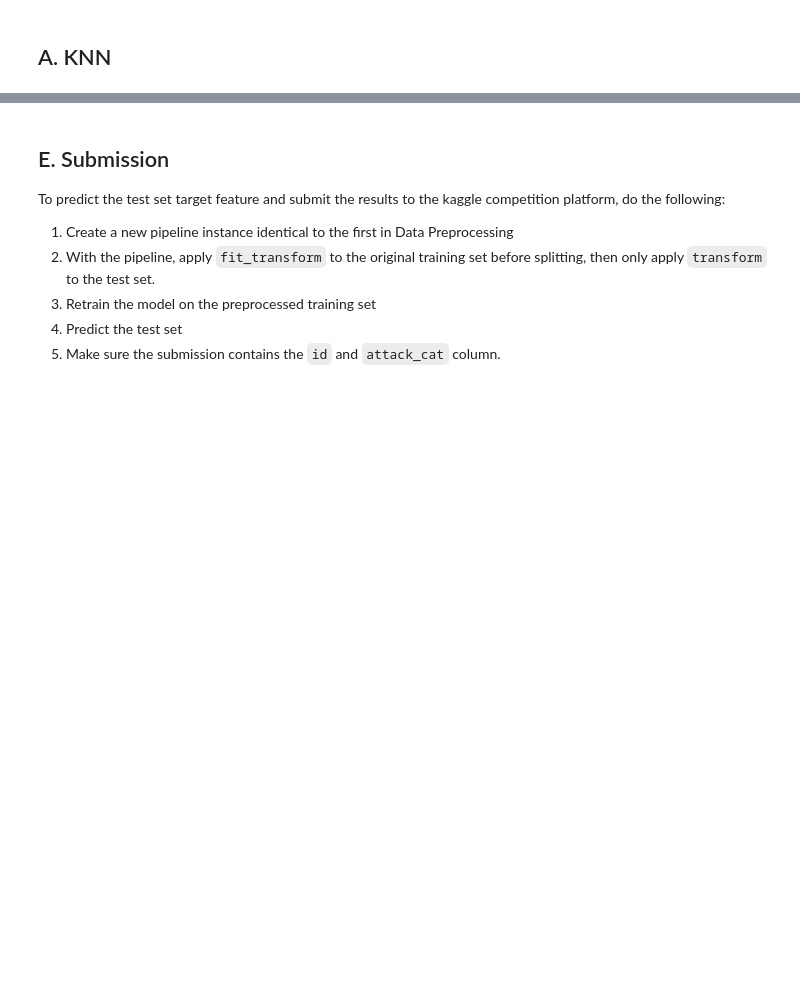
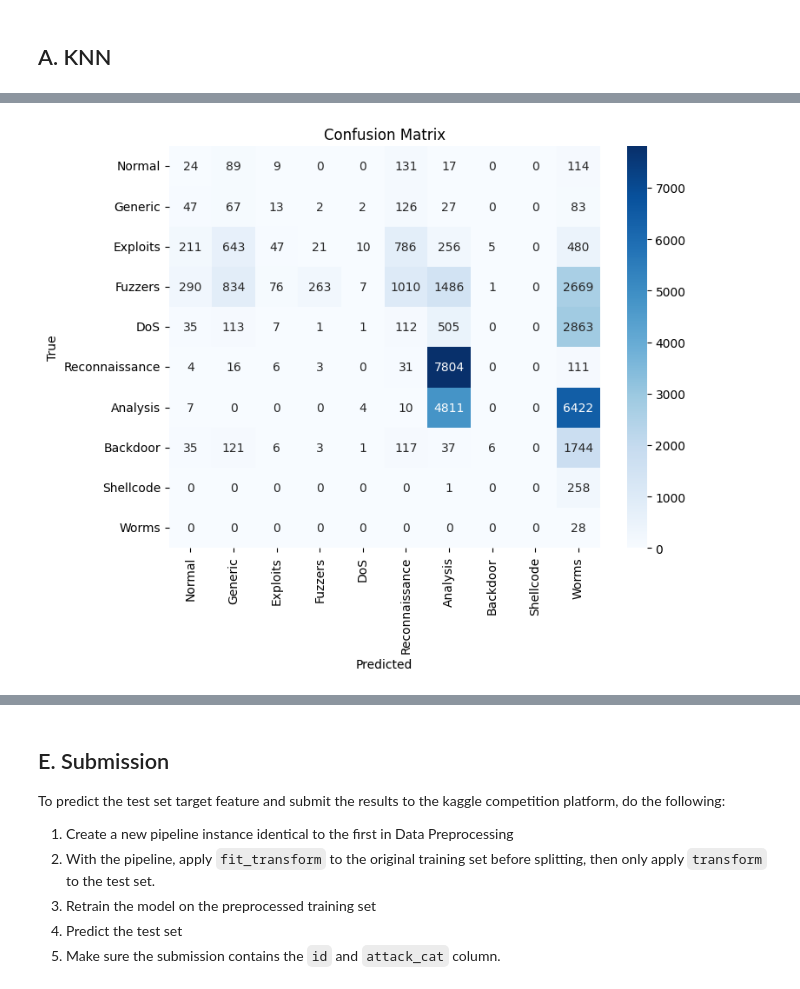
Before and after one commit to evelynnn04/Tubes2_AI, a Jupyter notebook: Copy_of_IF3170_Artificial_Intelligence___Tugas_Besar_2_Notebook_Template.ipynb, the cells around one changed output, grey strips where cells are left out. Cells and saved outputs as stored; diff of their text form; code cells hidden in the pictures; blank space fills up the shorter version.

```diff
--- a/Copy_of_IF3170_Artificial_Intelligence___Tugas_Besar_2_Notebook_Template.ipynb
+++ b/Copy_of_IF3170_Artificial_Intelligence___Tugas_Besar_2_Notebook_Template.ipynb
@@ -806,6 +936,8 @@ def pipeline(df, fit=False):
         df = dataframe to be pipelined
         fit = whether to perform fit or transform on df
     '''
+
+    df.replace([np.inf, -np.inf], np.nan, inplace=True)
 
     for index, row in df.iterrows():
         if pd.isnull(row['sload']) and not pd.isnull(row['sbytes']) and not pd.isnull(row['dur']) and row['dur'] != 0:
@@ -820,14 +952,15 @@ def pipeline(df, fit=False):
     label_encode_column = ["is_sm_ips_ports", "is_ftp_login"]
     target_encode_column = []
 
-    min_max_scale_column = [
+    min_max_scale_column = []
+    standardize_column = [
         "dur", "sbytes", "dbytes", "sttl", "dttl", "sloss", "dloss", "sload", "dload", "spkts", "dpkts", "swin", "dwin",
         "stcpb", "dtcpb", "smean", "dmean", "trans_depth", "response_body_len", "sjit", "djit", "sinpkt", "dinpkt",
         "tcprtt", "synack", "ackdat", "ct_state_ttl", "ct_flw_http_mthd", "ct_ftp_cmd", "ct_srv_src", "ct_srv_dst",
         "ct_dst_ltm", "ct_src_ltm", "ct_src_dport_ltm", "ct_dst_sport_ltm", "ct_dst_src_ltm"
     ]
-    standardize_column = []
     robust_scale_column = []
+    # log_transform_column = []
     log_transform_column = ["sload", "dload", "response_body_len", "sloss", "dloss"]
 
     # Impute Missing Values
@@ -874,5 +1012,5 @@ Modelling is the process of building your own machine learning models to solve s
 # %%
 X_val = val_set.drop(columns='attack_cat')
 y_val = val_set['attack_cat']
-X_train = train_set.drop(columns='attack_cat')
-y_train = train_set['attack_cat']
+X_train = train_set_cleaned.drop(columns='attack_cat')
+y_train = train_set_cleaned['attack_cat']
@@ -1359,4 +1101,0 @@ y_pred_ID3_selfmade = model_ID3_selfmade.predict(mini_df)
-# %%
-model_ID3_selfmade = ID3_Selfmade()
-model_ID3_selfmade.fit(X_train_pipelined, y_train)
-y_pred_ID3_selfmade = model_ID3_selfmade.predict(df_test_pipelined)
@@ -1420,0 +1188,5 @@ def tune_knn(X, y):
+# %%
+model_naive_bayes_selfmade = Gaussian_Naive_Bayes_Selfmade()
+model_naive_bayes_selfmade.fit(X_train_pipelined, y_train)
+y_pred_naive_bayes_selfmade_for_val = model_naive_bayes_selfmade.predict(X_val_pipelined)
+# y_pred_naive_bayes_selfmade_for_test = model_naive_bayes_selfmade.predict(df_test_pipelined)
@@ -1427,3 +1325,5 @@ def tune_knn(X, y):
 # %%
-# plot_confusion_matrix(y_val, y_pred_naive_bayes_selfmade, y_val.value_counts().index)
+plot_confusion_matrix(y_val, y_pred_naive_bayes_selfmade_for_val, y_val.value_counts().index)
+# %% [output]
+[figure, added]
 # %%
```
Also changed, not shown: parts of 60 cells of this notebook, 3 other files.
